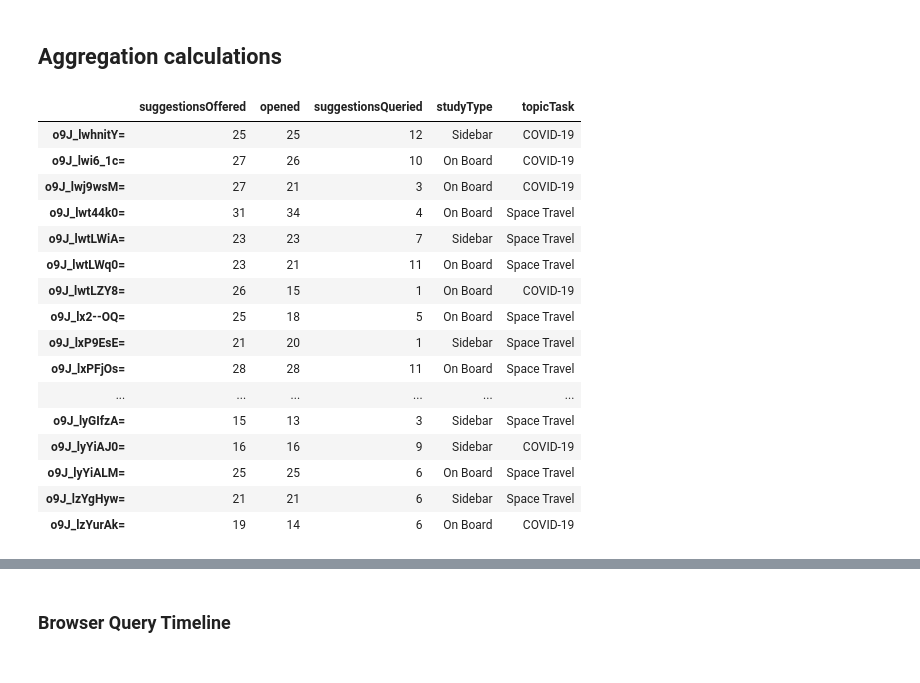
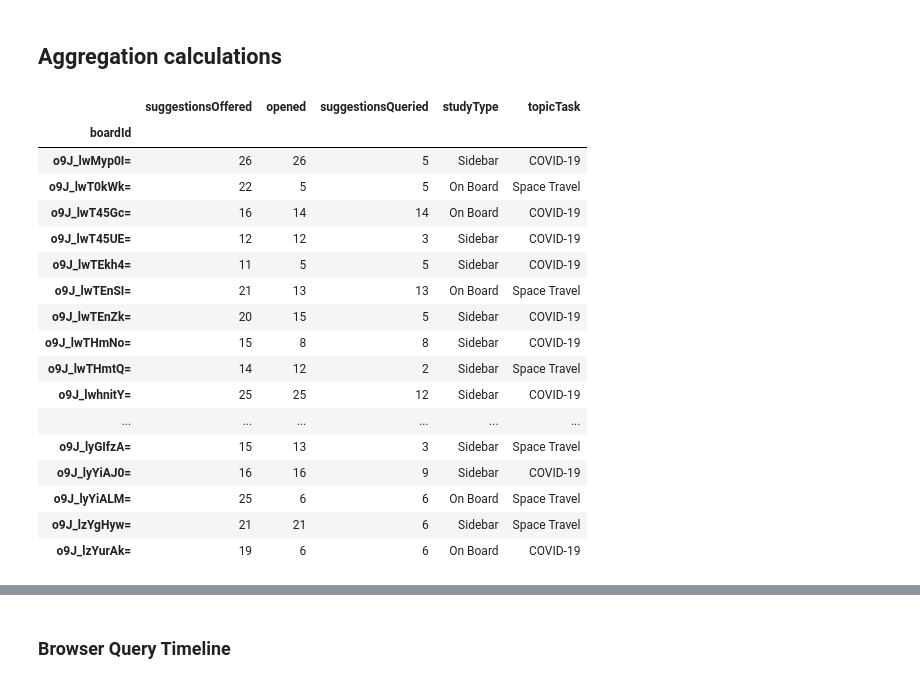
Before and after one commit to creativecolab/IntegratedSearch, a Jupyter notebook: DataAnalysis/DataCollection.ipynb, the cells around one changed output, grey strips where cells are left out. Cells and saved outputs as stored; diff of their text form; code cells hidden in the pictures.

```diff
--- a/DataAnalysis/DataCollection.ipynb
+++ b/DataAnalysis/DataCollection.ipynb
@@ -132,0 +89,7 @@ suggestionCircleClicked = db.child('suggestion_circle_clicked').get()
+# %%
+boardInfo=pd.read_csv('boardInfo.csv')
+boardInfo=boardInfo.set_index('boardId')
+boardInfo=boardInfo.drop(['o9J_lyYiALg=','o9J_lwrV0Y8=', 'o9J_lwrV0RU=', 'o9J_lwrV0c8='])
+sidebarBoards=boardInfo[boardInfo['studyType']=='Sidebar']
+onboardBoards=boardInfo[boardInfo['studyType']=='On Board']
+sidebarBoards
@@ -237,4 +175,6 @@ browser_df
 # %%
-suggestions_df = pd.DataFrame([], columns=[])
-suggestionsHistory = db.child('suggestions').get()
-suggestionsHistory = suggestionsHistory.val()
+suggestion_df_joined = pd.read_csv('suggestion_df.csv')
+suggestion_df_joined['timestamp']= pd.to_datetime(suggestion_df_joined['timestamp'])
+suggestion_df_joined['lastUpdated']= pd.to_datetime(suggestion_df_joined['lastUpdated'])
+suggestion_df_joined['parentIdB']=suggestion_df_joined['parentIdB'].fillna(0.0).astype('int64')
+suggestion_df_joined
@@ -290,25 +194,0 @@ suggestion_df[suggestion_df['boardId']=='o9J_lwi6_1c=']
-# %%
-browser_df_joined=browser_df.join(boardInfo,on='boardId', how='inner')#.sort_values(by='webpagesVisited')
-suggestion_df_joined=suggestion_df.join(boardInfo,on='boardId', how='inner')
-#suggestion_df_joined[suggestion_df_joined.suggestionText=='Biomedical waste']
-#suggestion_df_joined.groupby(['suggestionText']).size().sort_values()
-suggestion_df_joined['opened']='0'
-suggestion_df_joined['suggestionsQueried']='0'
-
-for index, row in suggestion_df_joined.iterrows():
-    queries_issued= browser_df_joined[browser_df_joined['query'].str.contains(row.suggestionText)]
-    #print(row)
-    if row.boardId in queries_issued.boardId.unique() :
-        suggestion_df_joined.loc[index, 'suggestionsQueried']=1
-        suggestion_df_joined.loc[index, 'opened']=1
-    else:
-        if row.studyType=='Sidebar':
-            if row.timestamp < sidebarOpened_dict[row.boardId]:
-                suggestion_df_joined.loc[index, 'opened']=1
-        elif row.studyType=='On Board':
-            if row.suggId in suggestionCircleClicked_dict[row.boardId]:
-                suggestion_df_joined.loc[index, 'opened']=1
-suggestion_df_joined=suggestion_df_joined.astype({'opened': 'int32', 'suggestionsQueried': 'int32'})
-suggestion_df_joined['timestamp'] = pd.to_datetime(suggestion_df_joined['timestamp'], format='%Y-%m-%dT%H:%M:%S.%f')
-
-suggestion_df_joined#[suggestion_df_joined[boardId]=='o9J_lwi6_1c=']
@@ -348,31 +195,32 @@ browser_df_joined.sort_values('timestamp')
 # %% [markdown]
 ## Aggregation calculations
 # %%
-suggestions_textcnt=suggestion_df_joined[['boardId', 'suggestionText']].groupby(['boardId']).nunique().rename(columns={"suggestionText": "suggestionsOffered"})
+suggestions_textcnt=suggestion_df_joined[['boardId', 'suggestionText']].groupby(['boardId']).count().rename(columns={"suggestionText": "suggestionsOffered"})
 suggestions_opened=suggestion_df_joined[['boardId', 'opened']].groupby(['boardId'])['opened'].sum()
 suggestions_suggestionText=suggestion_df_joined[['boardId', 'suggestionsQueried']].groupby(['boardId'])['suggestionsQueried'].sum()
 suggestions_agg=suggestions_textcnt.join(suggestions_opened, how='inner')
 suggestions_agg=suggestions_agg.join(suggestions_suggestionText, how='inner')
 suggestions_agg=suggestions_agg.join(boardInfo, how='inner')
 suggestions_agg
 # %% [output]
 |  | suggestionsOffered | opened | suggestionsQueried | studyType | topicTask |
+| boardId |  |  |  |  |  |
+| o9J_lwMyp0I= | 26 | 26 | 5 | Sidebar | COVID-19 |
+| o9J_lwT0kWk= | 22 | 5 | 5 | On Board | Space Travel |
+| o9J_lwT45Gc= | 16 | 14 | 14 | On Board | COVID-19 |
+| o9J_lwT45UE= | 12 | 12 | 3 | Sidebar | COVID-19 |
+| o9J_lwTEkh4= | 11 | 5 | 5 | Sidebar | COVID-19 |
+| o9J_lwTEnSI= | 21 | 13 | 13 | On Board | Space Travel |
+| o9J_lwTEnZk= | 20 | 15 | 5 | Sidebar | COVID-19 |
+| o9J_lwTHmNo= | 15 | 8 | 8 | Sidebar | COVID-19 |
+| o9J_lwTHmtQ= | 14 | 12 | 2 | Sidebar | Space Travel |
 | o9J_lwhnitY= | 25 | 25 | 12 | Sidebar | COVID-19 |
-| o9J_lwi6_1c= | 27 | 26 | 10 | On Board | COVID-19 |
-| o9J_lwj9wsM= | 27 | 21 | 3 | On Board | COVID-19 |
-| o9J_lwt44k0= | 31 | 34 | 4 | On Board | Space Travel |
-| o9J_lwtLWiA= | 23 | 23 | 7 | Sidebar | Space Travel |
-| o9J_lwtLWq0= | 23 | 21 | 11 | On Board | Space Travel |
-| o9J_lwtLZY8= | 26 | 15 | 1 | On Board | COVID-19 |
-| o9J_lx2--OQ= | 25 | 18 | 5 | On Board | Space Travel |
-| o9J_lxP9EsE= | 21 | 20 | 1 | Sidebar | Space Travel |
-| o9J_lxPFjOs= | 28 | 28 | 11 | On Board | Space Travel |
 | ... | ... | ... | ... | ... | ... |
 | o9J_lyGIfzA= | 15 | 13 | 3 | Sidebar | Space Travel |
 | o9J_lyYiAJ0= | 16 | 16 | 9 | Sidebar | COVID-19 |
-| o9J_lyYiALM= | 25 | 25 | 6 | On Board | Space Travel |
+| o9J_lyYiALM= | 25 | 6 | 6 | On Board | Space Travel |
 | o9J_lzYgHyw= | 21 | 21 | 6 | Sidebar | Space Travel |
-| o9J_lzYurAk= | 19 | 14 | 6 | On Board | COVID-19 |
+| o9J_lzYurAk= | 19 | 6 | 6 | On Board | COVID-19 |
 # %%
 browser_df_MiroSuggestions = browser_df_joined[browser_df_joined['clickedFromMiro']==1]
 browser_MiroQuery = browser_df_MiroSuggestions[['boardId', 'query']].groupby(['boardId']).nunique().rename(columns={'query': 'UniqueMiroQueriesIssued'})
```
Also changed, not shown: parts of 72 cells of this notebook.
